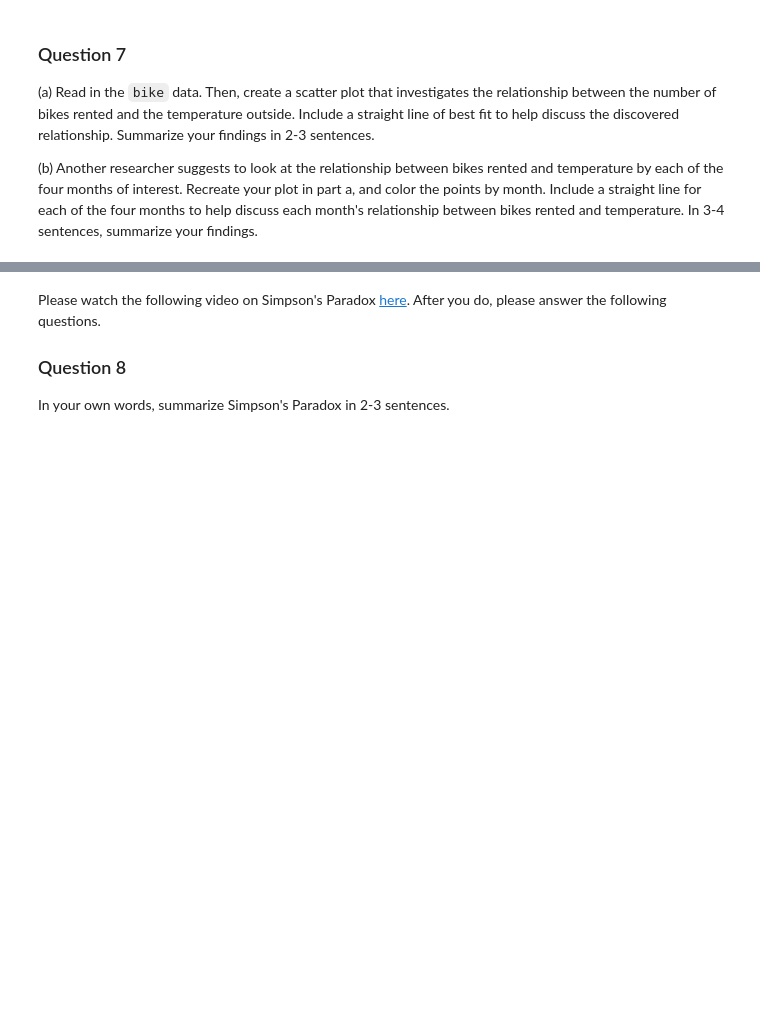
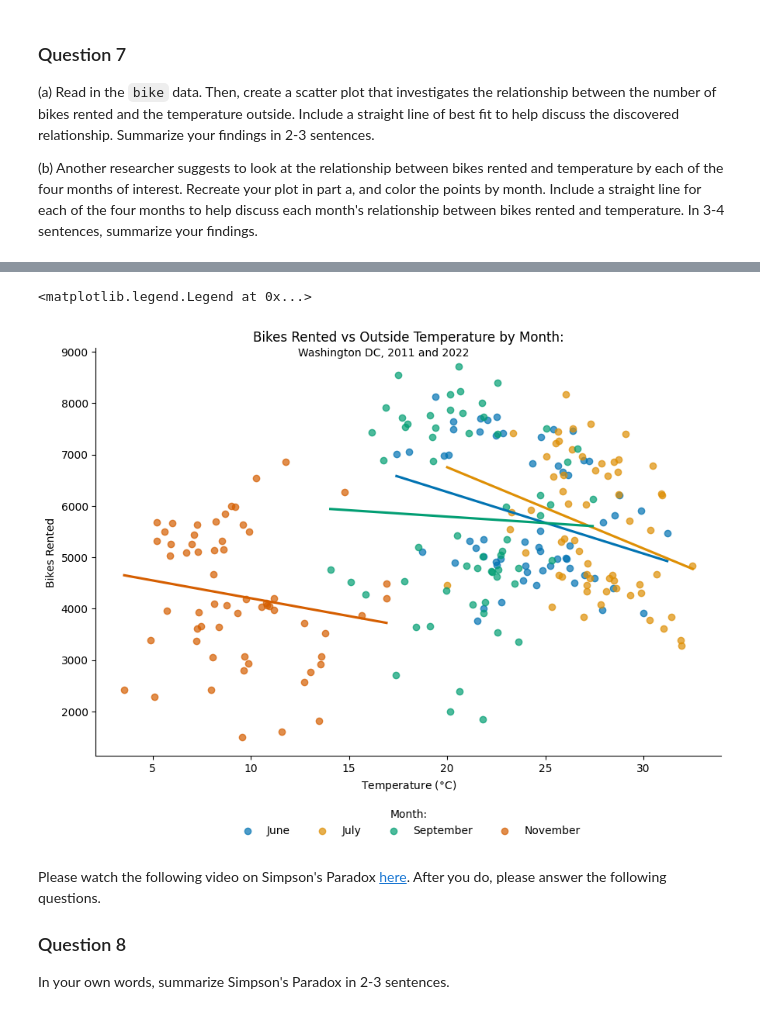
Before and after one commit to INFO-511-F24/lab-05-TheOutliers, a Jupyter notebook: lab-5.ipynb, the cells around one changed output, grey strips where cells are left out. Cells and saved outputs as stored; diff of their text form; code cells hidden in the pictures; blank space fills up the shorter version.

```diff
--- a/lab-5.ipynb
+++ b/lab-5.ipynb
@@ -229,3 +246,16 @@ Below is a list of variables and their definitions:
+# %%
+# Code Question 7 Graph Part (b):
+bike['Month'] = bike['month'].apply(lambda x: 'June' if x == 6 else 'July' if x == 7 else 'September' if x == 9 else 'November' if x == 11 else 'Null')
+
+sns.lmplot(data =bike, y='count',x='temp',hue = 'Month',ci=False, legend=False, scatter_kws={'alpha': 0.7}, palette='colorblind', height = 6, aspect = 1.5)
+plt.title('Bikes Rented vs Outside Temperature by Month:')
+plt.suptitle('Washington DC, 2011 and 2022\n', fontsize=10, y=.975)
+plt.ylabel('Bikes Rented')
+plt.xlabel('Temperature ($\\degree$C)')
+plt.legend(title='Month:', bbox_to_anchor=(0.5, -0.22), loc='lower center', ncol = 4, frameon = False)
+# %% [output]
+<matplotlib.legend.Legend at 0x...>
+[figure, added]
 # %% [markdown]
 Please watch the following video on Simpson's Paradox [here](https://www.youtube.com/watch?v=ebEkn-BiW5k).
 After you do, please answer the following questions.
```
Also changed, not shown: parts of 2 cells of this notebook.
